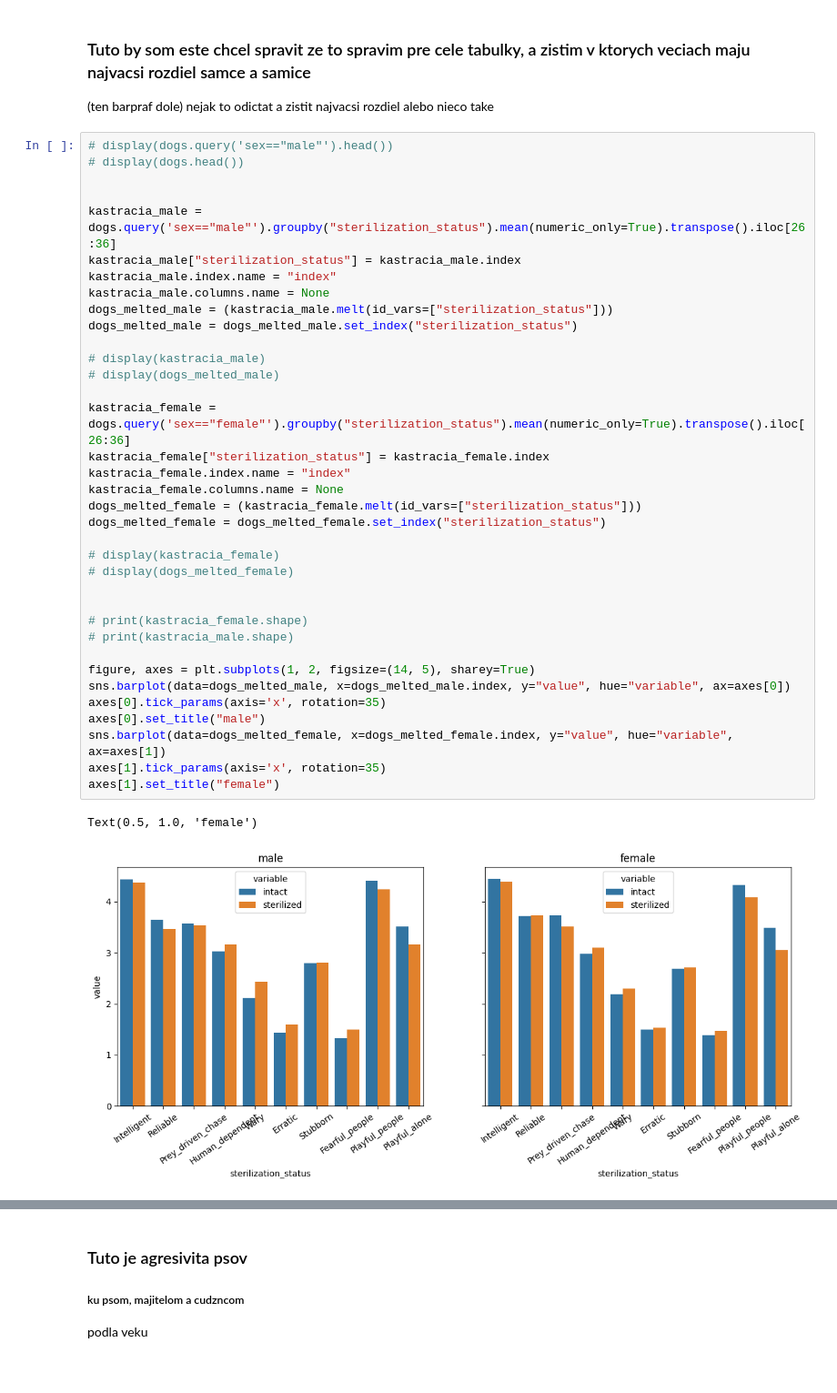
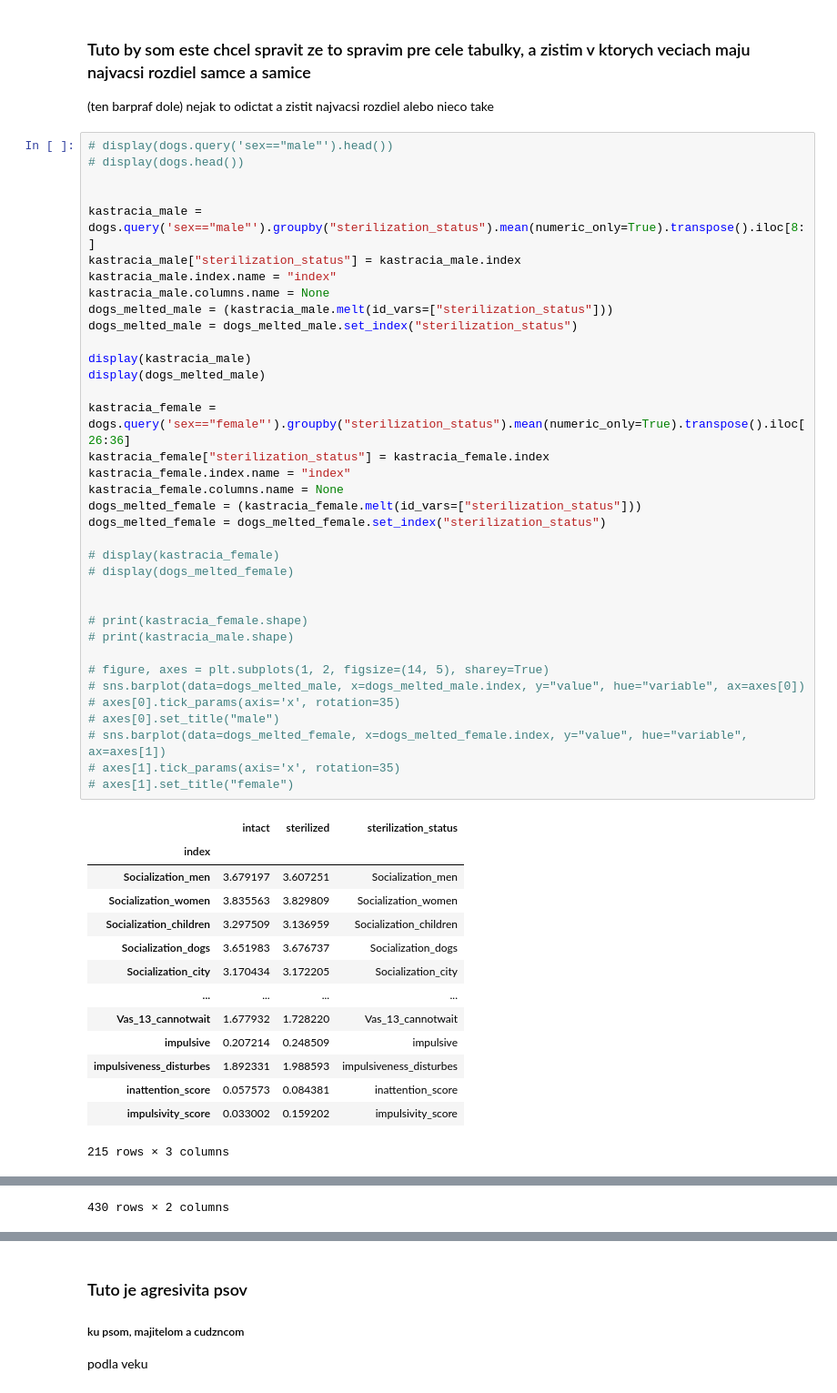
Before and after one commit to Retr-1/AnalyzaPsy, a Jupyter notebook: Analyza_psy_Timo.ipynb, the cells around one changed output, grey strips where cells are left out. Shown: that part at 91% size. Drawn from its saved outputs; the diff is of its cells as text.

```diff
--- a/Analyza_psy_Timo.ipynb
+++ b/Analyza_psy_Timo.ipynb
@@ -90,39 +115,51 @@ nejak to odictat a zistit najvacsi rozdiel alebo nieco take
 # %%
 # display(dogs.query('sex=="male"').head())
 # display(dogs.head())
 
 
-kastracia_male = dogs.query('sex=="male"').groupby("sterilization_status").mean(numeric_only=True).transpose().iloc[26:36]
+kastracia_male = dogs.query('sex=="male"').groupby("sterilization_status").mean(numeric_only=True).transpose().iloc[8:]
 kastracia_male["sterilization_status"] = kastracia_male.index
 kastracia_male.index.name = "index"
 kastracia_male.columns.name = None
 dogs_melted_male = (kastracia_male.melt(id_vars=["sterilization_status"]))
 dogs_melted_male = dogs_melted_male.set_index("sterilization_status")
 
-# display(kastracia_male)
-# display(dogs_melted_male)
+display(kastracia_male)
+display(dogs_melted_male)
 
 kastracia_female = dogs.query('sex=="female"').groupby("sterilization_status").mean(numeric_only=True).transpose().iloc[26:36]
 kastracia_female["sterilization_status"] = kastracia_female.index
 kastracia_female.index.name = "index"
 kastracia_female.columns.name = None
 dogs_melted_female = (kastracia_female.melt(id_vars=["sterilization_status"]))
 dogs_melted_female = dogs_melted_female.set_index("sterilization_status")
 
 # display(kastracia_female)
 # display(dogs_melted_female)
 
 
 # print(kastracia_female.shape)
 # print(kastracia_male.shape)
 
-figure, axes = plt.subplots(1, 2, figsize=(14, 5), sharey=True)
-sns.barplot(data=dogs_melted_male, x=dogs_melted_male.index, y="value", hue="variable", ax=axes[0])
-axes[0].tick_params(axis='x', rotation=35)
-axes[0].set_title("male")
-sns.barplot(data=dogs_melted_female, x=dogs_melted_female.index, y="value", hue="variable", ax=axes[1])
-axes[1].tick_params(axis='x', rotation=35)
-axes[1].set_title("female")
+# figure, axes = plt.subplots(1, 2, figsize=(14, 5), sharey=True)
+# sns.barplot(data=dogs_melted_male, x=dogs_melted_male.index, y="value", hue="variable", ax=axes[0])
+# axes[0].tick_params(axis='x', rotation=35)
+# axes[0].set_title("male")
+# sns.barplot(data=dogs_melted_female, x=dogs_melted_female.index, y="value", hue="variable", ax=axes[1])
+# axes[1].tick_params(axis='x', rotation=35)
+# axes[1].set_title("female")
 # %% [output]
+|  | intact | sterilized | sterilization_status |
+| index |  |  |  |
+| Socialization_men | 3.679197 | 3.607251 | Socialization_men |
+| Socialization_women | 3.835563 | 3.829809 | Socialization_women |
+| Socialization_children | 3.297509 | 3.136959 | Socialization_children |
+| Socialization_dogs | 3.651983 | 3.676737 | Socialization_dogs |
+| Socialization_city | 3.170434 | 3.172205 | Socialization_city |
+| ... | ... | ... | ... |
+| Vas_13_cannotwait | 1.677932 | 1.728220 | Vas_13_cannotwait |
+| impulsive | 0.207214 | 0.248509 | impulsive |
+| impulsiveness_disturbes | 1.892331 | 1.988593 | impulsiveness_disturbes |
+| inattention_score | 0.057573 | 0.084381 | inattention_score |
+| impulsivity_score | 0.033002 | 0.159202 | impulsivity_score |
-Text(0.5, 1.0, 'female')
+215 rows × 3 columns
-[figure, removed]
@@ -128,0 +179 @@ Text(0.5, 1.0, 'female')
+430 rows × 2 columns
```
Also changed, not shown: parts of 8 cells of this notebook, 1 other file.
